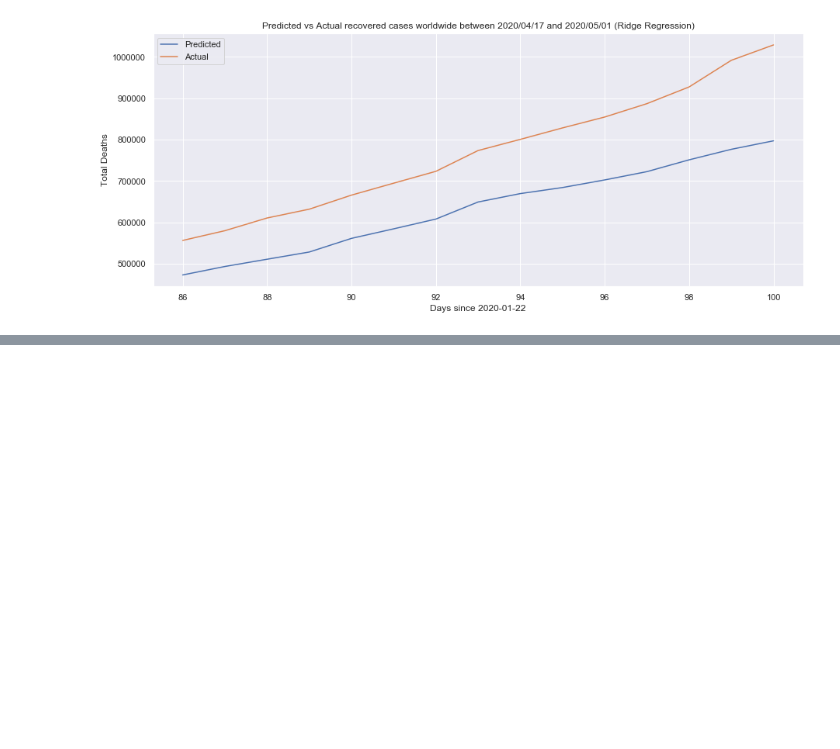
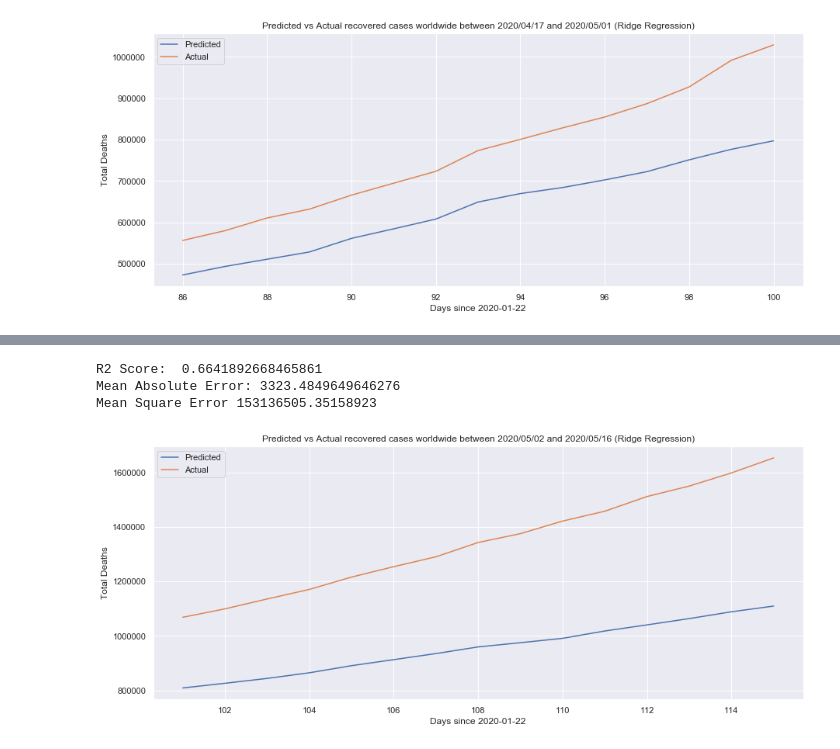
Before and after one commit to fcfalmeida/iart-covid-19, a Jupyter notebook: Notebook.ipynb, the cells around one changed output, grey strips where cells are left out. Drawn from its saved outputs; the diff is of its cells as text; code cells hidden in the pictures; blank space fills up the shorter version.

```diff
--- a/Notebook.ipynb
+++ b/Notebook.ipynb
@@ -261,0 +300,19 @@ Mean Square Error 69951529.98285252
+# %%
+model = pickle.load(open('models/recovered_ridge.p', 'rb'))
+covid_02_05_16_05_recovered_predictions_ridge = utils.predict_values(model, covid_02_05_16_05_test_recovered, 'Recovered')
+
+utils.calc_metrics(covid_02_05_16_05['Recovered'], covid_02_05_16_05_recovered_predictions_ridge['Recovered'])
+
+predictions_grouped = covid_02_05_16_05_recovered_predictions_ridge.groupby(['days_since'], as_index=False)['Recovered'].sum()
+actual_grouped = covid_02_05_16_05.groupby(['days_since'], as_index=False)['Recovered'].sum()
+
+fig = plt.figure(figsize=(15,6))
+sb.lineplot(x='days_since', y='Recovered', label='Predicted', data=predictions_grouped)
+ax = sb.lineplot(x='days_since', y='Recovered', label='Actual', data=actual_grouped)
+ax = ax.set(xlabel='Days since 2020-01-22', ylabel='Total Deaths', title='Predicted vs Actual recovered cases worldwide \
+between 2020/05/02 and 2020/05/16 (Ridge Regression)')
+# %% [output]
+R2 Score:  0.6641892668465861
+Mean Absolute Error: 3323.4849649646276
+Mean Square Error 153136505.35158923
+[figure, added]
```
Also changed, not shown: parts of 2 cells of this notebook.
